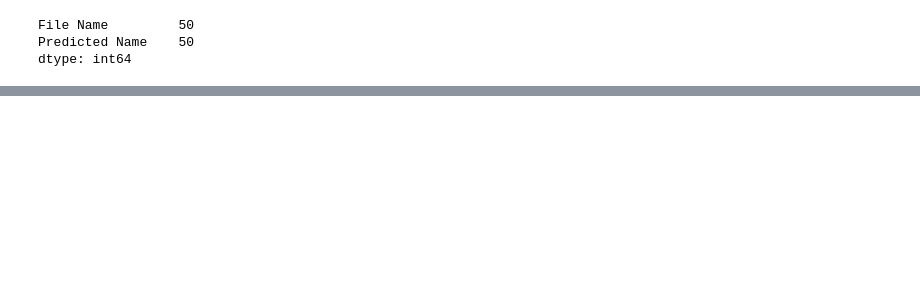
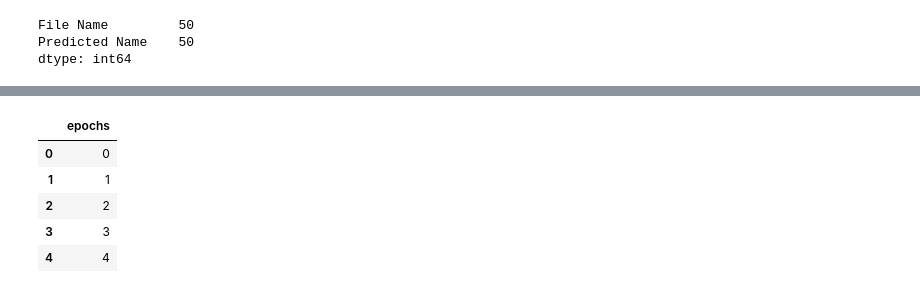
Before and after one commit to RinerAlexander/FashionVision, a Jupyter notebook: MachineLearningEpoch60.ipynb, the cells around one changed output, grey strips where cells are left out. Saved outputs shown, nothing was run; the diff lists cells and outputs as text; code cells hidden in the pictures; blank space fills up the shorter version.

```diff
--- a/MachineLearningEpoch60.ipynb
+++ b/MachineLearningEpoch60.ipynb
@@ -683,0 +684,12 @@ history.history
+# %%
+epochs_df = pd.DataFrame()
+epochs_df["epochs"] = epochs
+# %%
+epochs_df.head()
+# %% [output]
+|  | epochs |
+| 0 | 0 |
+| 1 | 1 |
+| 2 | 2 |
+| 3 | 3 |
+| 4 | 4 |
```
Also changed, not shown: parts of 33 cells of this notebook, 9 other files.
